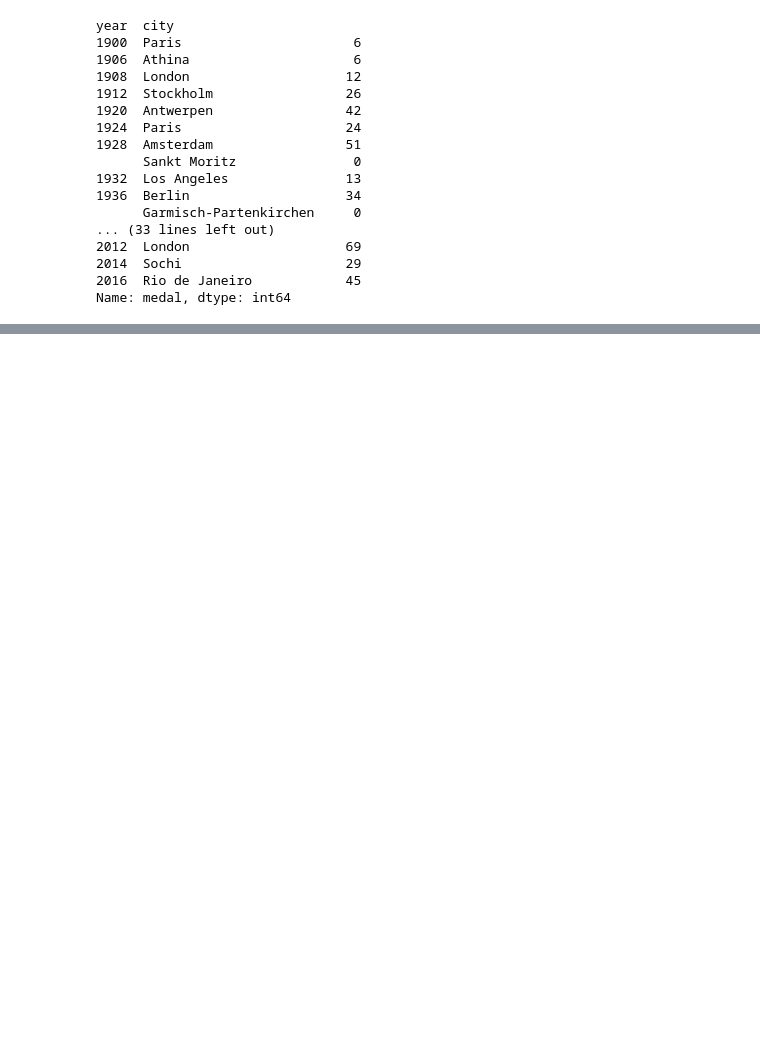
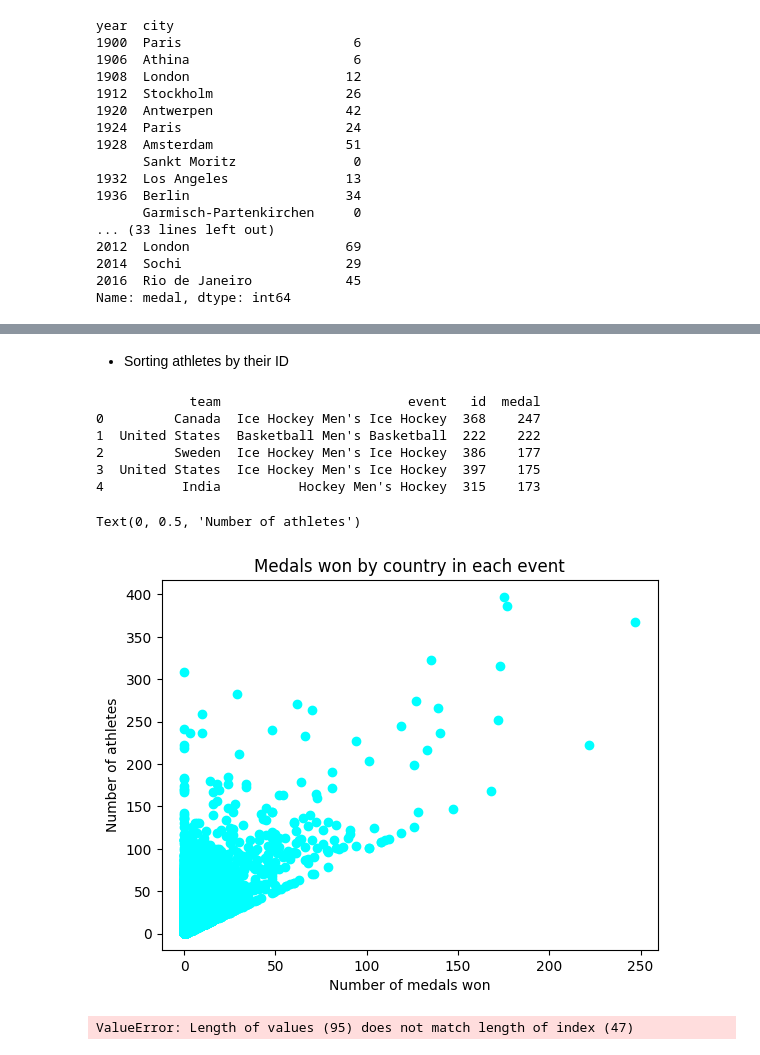
Before and after one commit to medamineBH1/projetDA, a Jupyter notebook: Olympique.ipynb, the cells around one changed output, grey strips where cells are left out. Cells and saved outputs as stored; diff of their text form; code cells hidden in the pictures; blank space fills up the shorter version.

```diff
--- a/Olympique.ipynb
+++ b/Olympique.ipynb
@@ -87,0 +83,3 @@ Name: medal, dtype: int64
+# %%
+athletes= data.groupby(['team','event']).agg({'id':'count','medal':'count'})
+print(athletes)
@@ -87,0 +102,29 @@ Name: medal, dtype: int64
+# %% [markdown]
+* Sorting athletes by their ID
+# %%
+sorted_athletes = athletes.sort_values('medal',ascending=False).head().reset_index()
+print(sorted_athletes)
+# %% [output]
+            team                        event   id  medal
+0         Canada  Ice Hockey Men's Ice Hockey  368    247
+1  United States  Basketball Men's Basketball  222    222
+2         Sweden  Ice Hockey Men's Ice Hockey  386    177
+3  United States  Ice Hockey Men's Ice Hockey  397    175
+4          India          Hockey Men's Hockey  315    173
+# %%
+import matplotlib.pyplot as plt
+fig,ax=plt.subplots()
+
+ax.scatter(athletes['medal'],athletes['id'],color='cyan')
+ax.set_xlabel('Number of medals won')
+ax.set_title('Medals won by country in each event')
+ax.set_ylabel('Number of athletes')
+# %% [output]
+Text(0, 0.5, 'Number of athletes')
+[figure, added]
+# %%
+height=data.groupby('height')['height'].count()
+height_c=pd.DataFrame({"Height": height,
+                        "Medals": medals})
+# %% [output]
+ValueError: Length of values (95) does not match length of index (47)
```
Also changed, not shown: parts of 9 cells of this notebook.
